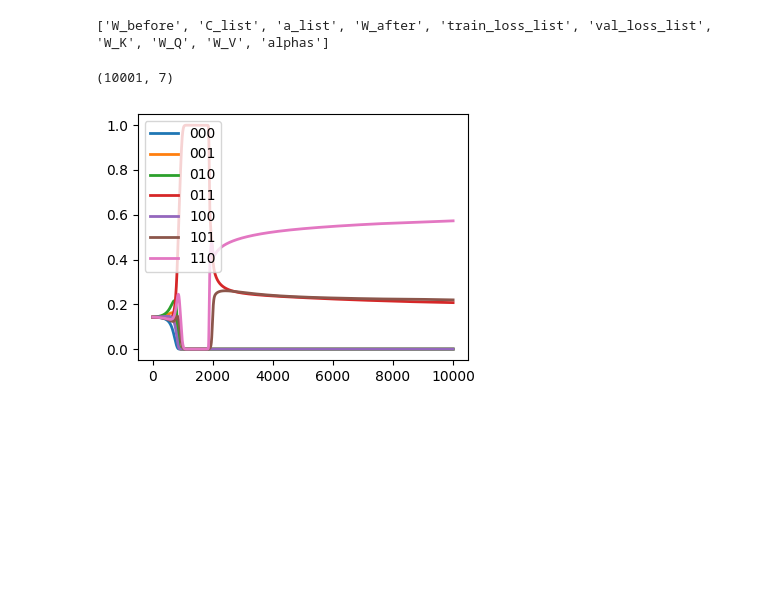
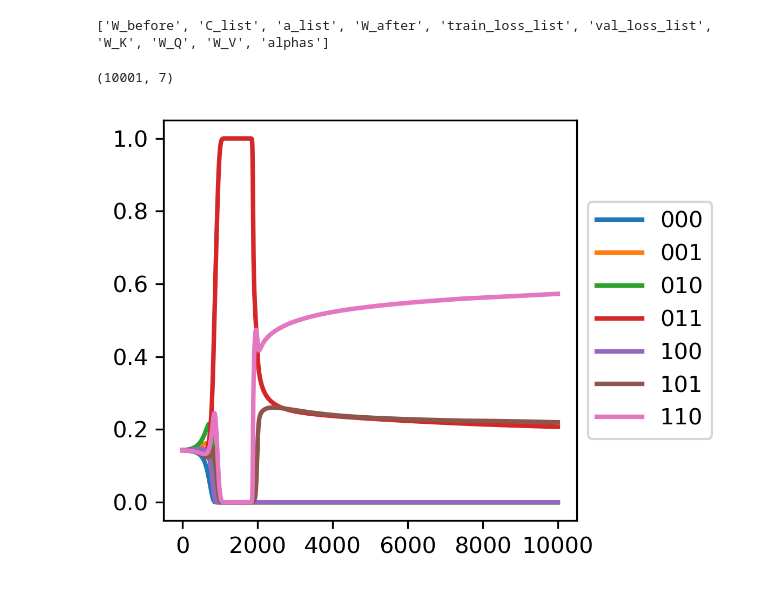
Before and after one commit to gszfwsb/Unveiling-Induction-Heads, a Jupyter notebook: RPE/plot_full.ipynb, the cells around one changed output. Saved outputs shown, nothing was run; the diff lists cells and outputs as text; code cells hidden in the pictures; blank space fills up the shorter version.

```diff
--- a/RPE/plot_full.ipynb
+++ b/RPE/plot_full.ipynb
@@ -2,7 +2,8 @@
 # load the saved parameters and do visualization for W, a and C_alpha.
 import numpy as np
 import matplotlib.pyplot as plt
-
+# set resolution
+plt.rcParams['figure.dpi'] = 300
 
 colors = plt.get_cmap('Set2').colors
 
@@ -37,24 +38,27 @@ alphas = [alpha[1:] for alpha in alphas]
 # %%
 # plot C_list curve, C_list is a list of multiple C_alpha, draw the curve of each alpha.
 # each alpha is corrensding to a binary coding of H+1 positions, change alpha to binary, then to a list of 0 and 1.
 C_list = data['C_list']
 # plot the ratio of each C_alpha **2 over the some of all C_alpha**2
 C_list_squre = C_list**2
 C_list_squre = C_list_squre / np.sum(C_list_squre, axis = 1)[:,np.newaxis]
 print(C_list_squre.shape)
 keep = -1
 plt.figure(figsize=(4,3))
 for i in range(len(alphas)):
     plt.plot(C_list_squre[:keep,i], label = alphas[i], linewidth=2)
-    plt.legend()
+
+plt.legend()
+# put legend on the right
+plt.legend(loc='center left', bbox_to_anchor=(1, 0.5))
 # plt.xlabel('epoch')
 # plt.xscale('log')
 # plt.ylabel(r'$c_\mathcal{S}$')
 plt.tight_layout()
-plt.savefig(f'figures/full{D}_{qkov_list}_{w_plus}_C_alpha.svg')
+# plt.savefig(f'figures/full{D}_{qkov_list}_{w_plus}_C_alpha.svg')
 # %% [output]
 (10001, 7)
-[figure, old version]
+[figure, new version]
 # %%
 # draw W_before and W_after heatmap
 
```
Also changed, not shown: parts of 5 cells of this notebook.
